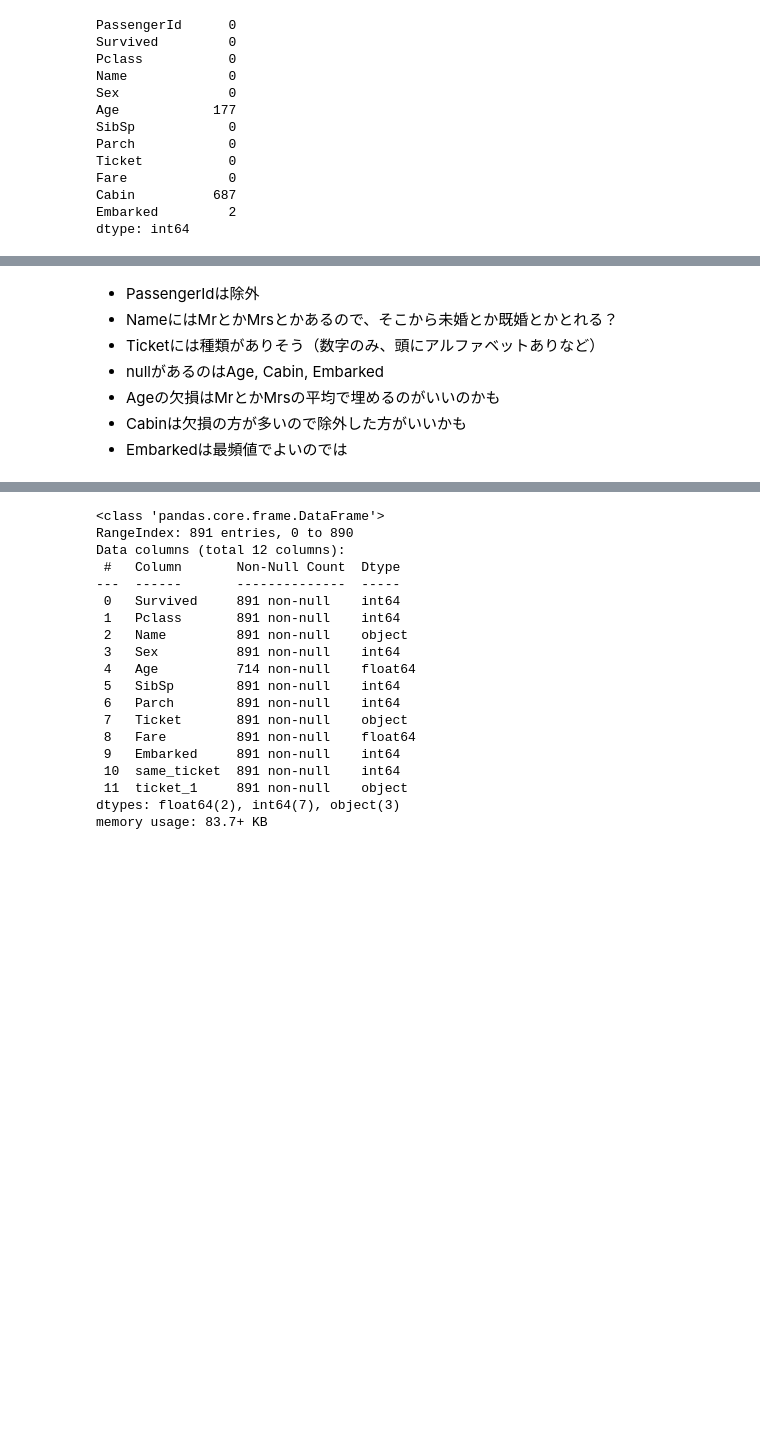
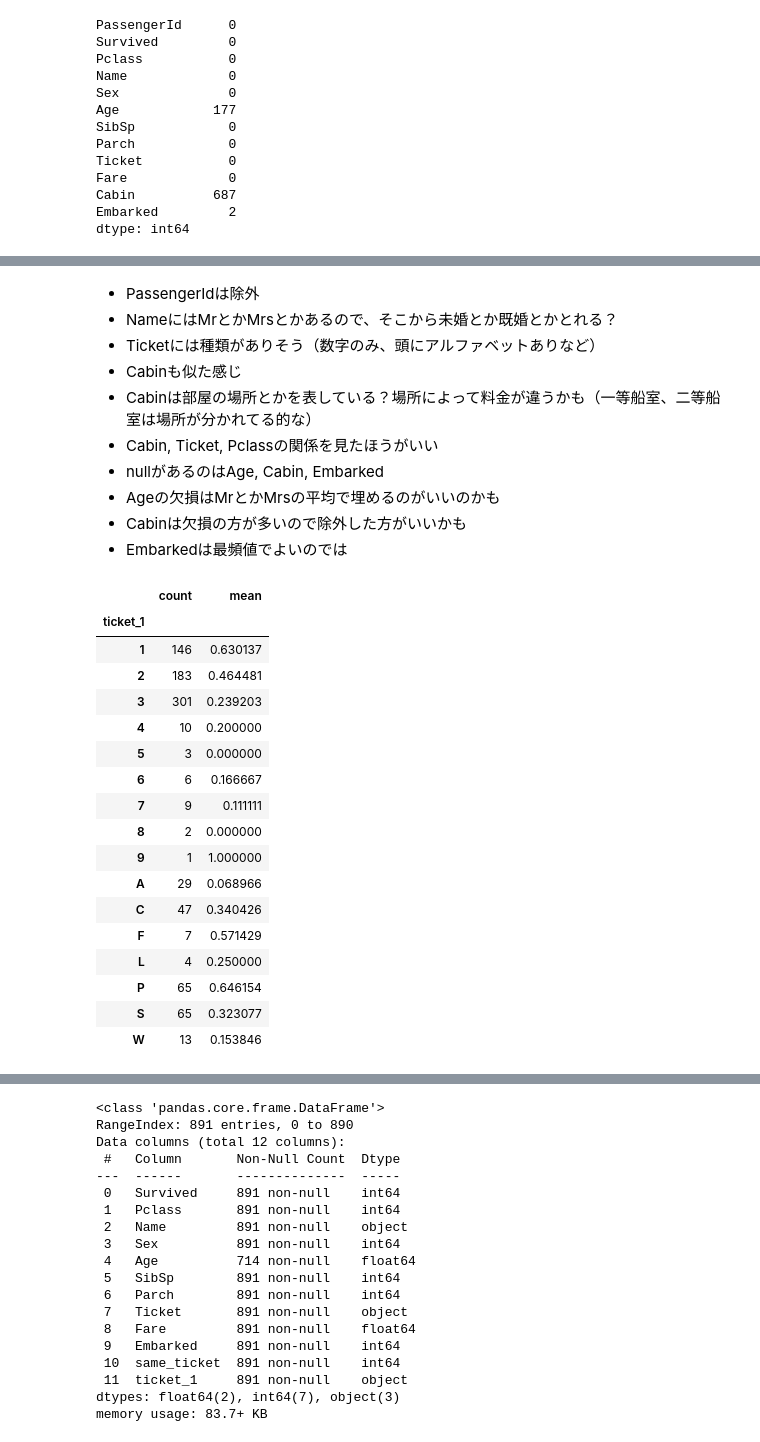
Before and after one commit to y0shid0n/kaggle_tutorial_titanic, a Jupyter notebook: titanic.ipynb, the cells around one changed output, grey strips where cells are left out. Saved outputs shown, nothing was run; the diff lists cells and outputs as text; code cells hidden in the pictures; blank space fills up the shorter version.

```diff
--- a/titanic.ipynb
+++ b/titanic.ipynb
@@ -126,6 +198,9 @@ set(df_train["Ticket"])
 * PassengerIdは除外
 * NameにはMrとかMrsとかあるので、そこから未婚とか既婚とかとれる？
 * Ticketには種類がありそう（数字のみ、頭にアルファベットありなど）
+* Cabinも似た感じ
+* Cabinは部屋の場所とかを表している？場所によって料金が違うかも（一等船室、二等船室は場所が分かれてる的な）
+* Cabin, Ticket, Pclassの関係を見たほうがいい
 * nullがあるのはAge, Cabin, Embarked
 * Ageの欠損はMrとかMrsの平均で埋めるのがいいのかも
 * Cabinは欠損の方が多いので除外した方がいいかも
@@ -142,3 +217,26 @@ df_tmp["Embarked"] = df_tmp["Embarked"].mask(df_tmp["Embarked"].isnull(), df_tmp
 # %%
 # 同一チケットの人数
 df_tmp["same_ticket"] = df_tmp.groupby("Ticket")["Sex"].transform("count")
+# %%
+# Ticketの頭1文字をとってSurvivedとの関係をみてみる
+df_tmp["ticket_1"] = df_tmp["Ticket"].str[:1]
+df_tmp.groupby("ticket_1")["Survived"].agg(["count", "mean"])
+# %% [output]
+|  | count | mean |
+| ticket_1 |  |  |
+| 1 | 146 | 0.630137 |
+| 2 | 183 | 0.464481 |
+| 3 | 301 | 0.239203 |
+| 4 | 10 | 0.200000 |
+| 5 | 3 | 0.000000 |
+| 6 | 6 | 0.166667 |
+| 7 | 9 | 0.111111 |
+| 8 | 2 | 0.000000 |
+| 9 | 1 | 1.000000 |
+| A | 29 | 0.068966 |
+| C | 47 | 0.340426 |
+| F | 7 | 0.571429 |
+| L | 4 | 0.250000 |
+| P | 65 | 0.646154 |
+| S | 65 | 0.323077 |
+| W | 13 | 0.153846 |
```
Also changed, not shown: parts of 23 cells of this notebook.
